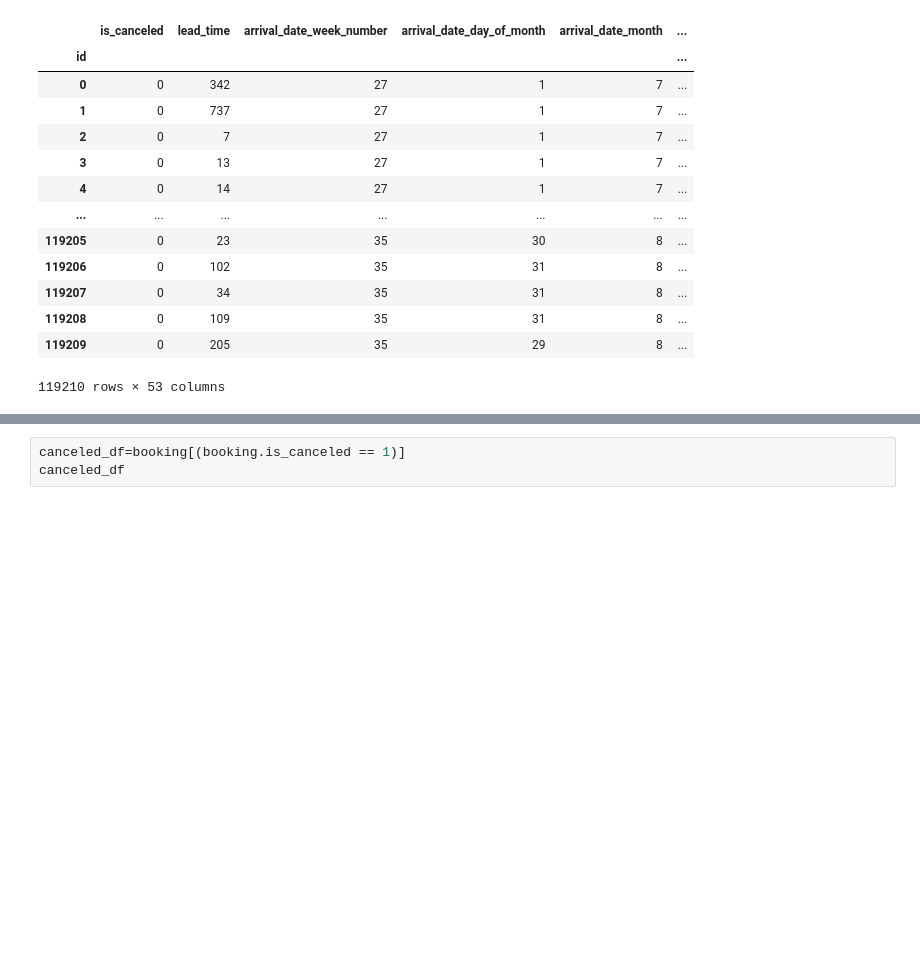
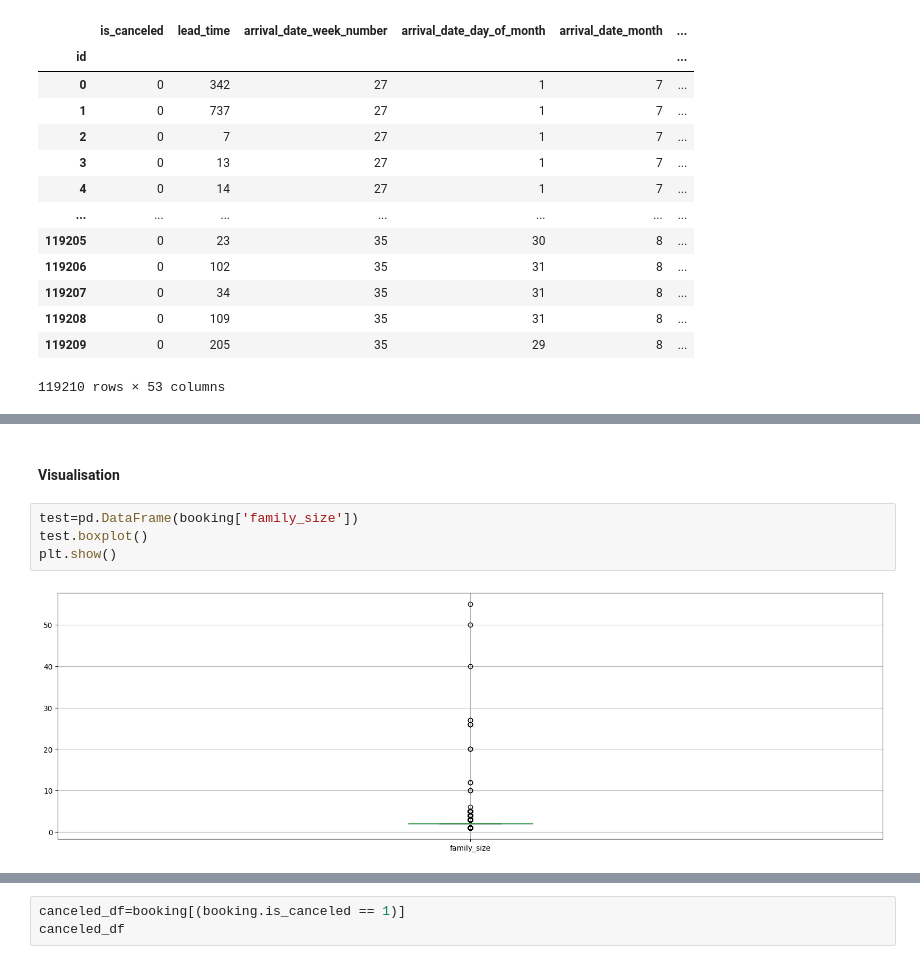
Before and after one commit to MohamedJAIDANE/Hotel-Booking-Demand-data-analysis, a Jupyter notebook: notebook.ipynb, the cells around one changed output, grey strips where cells are left out. Drawn from its saved outputs; the diff is of its cells as text; blank space fills up the shorter version.

```diff
--- a/notebook.ipynb
+++ b/notebook.ipynb
@@ -113,0 +209,8 @@ memory usage: 50.0 MB
+# %% [markdown]
+#### Visualisation
+# %%
+test=pd.DataFrame(booking['family_size'])
+test.boxplot()
+plt.show()
+# %% [output]
+[figure, added]
```
Also changed, not shown: parts of 38 cells of this notebook, 1 other file.
